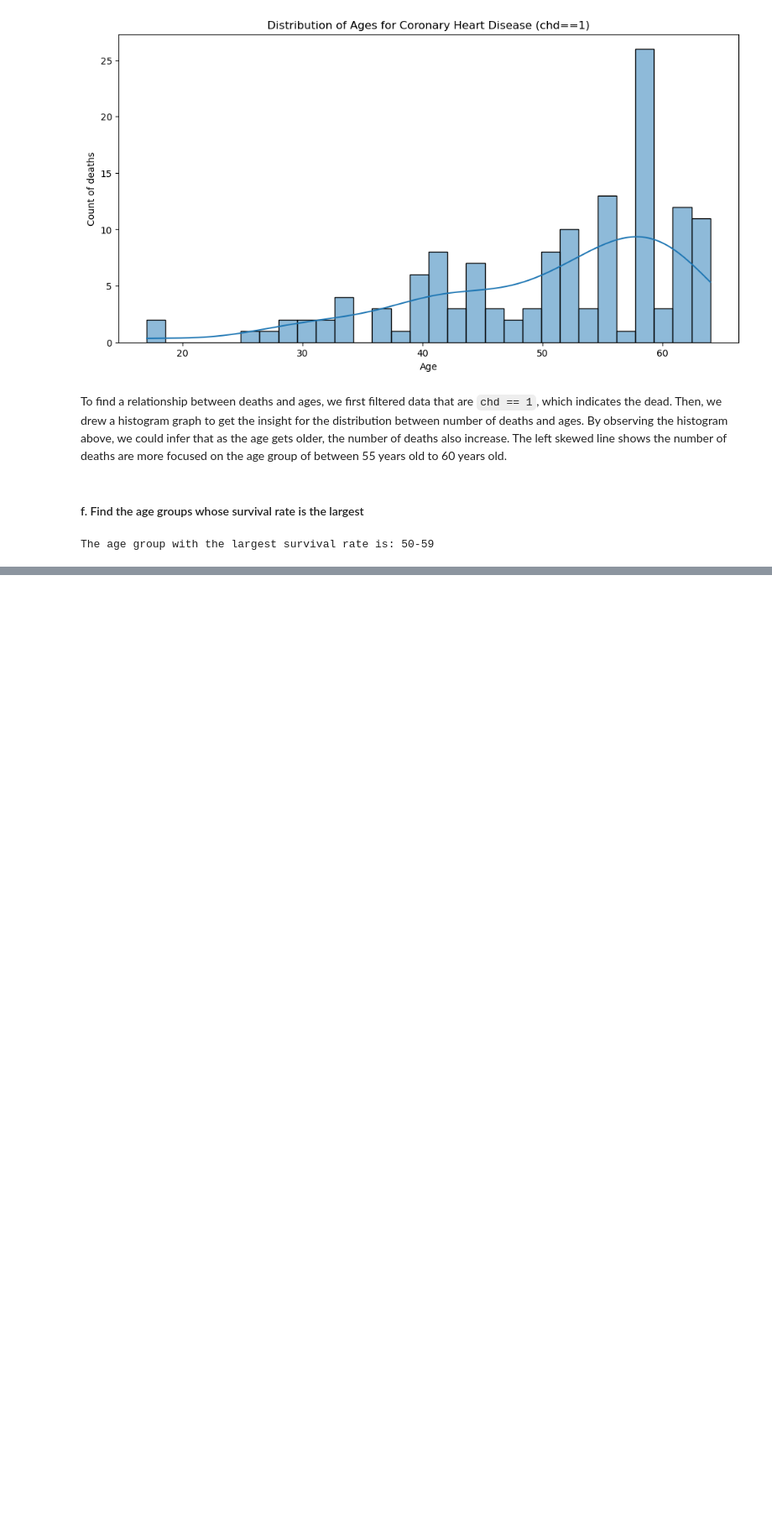
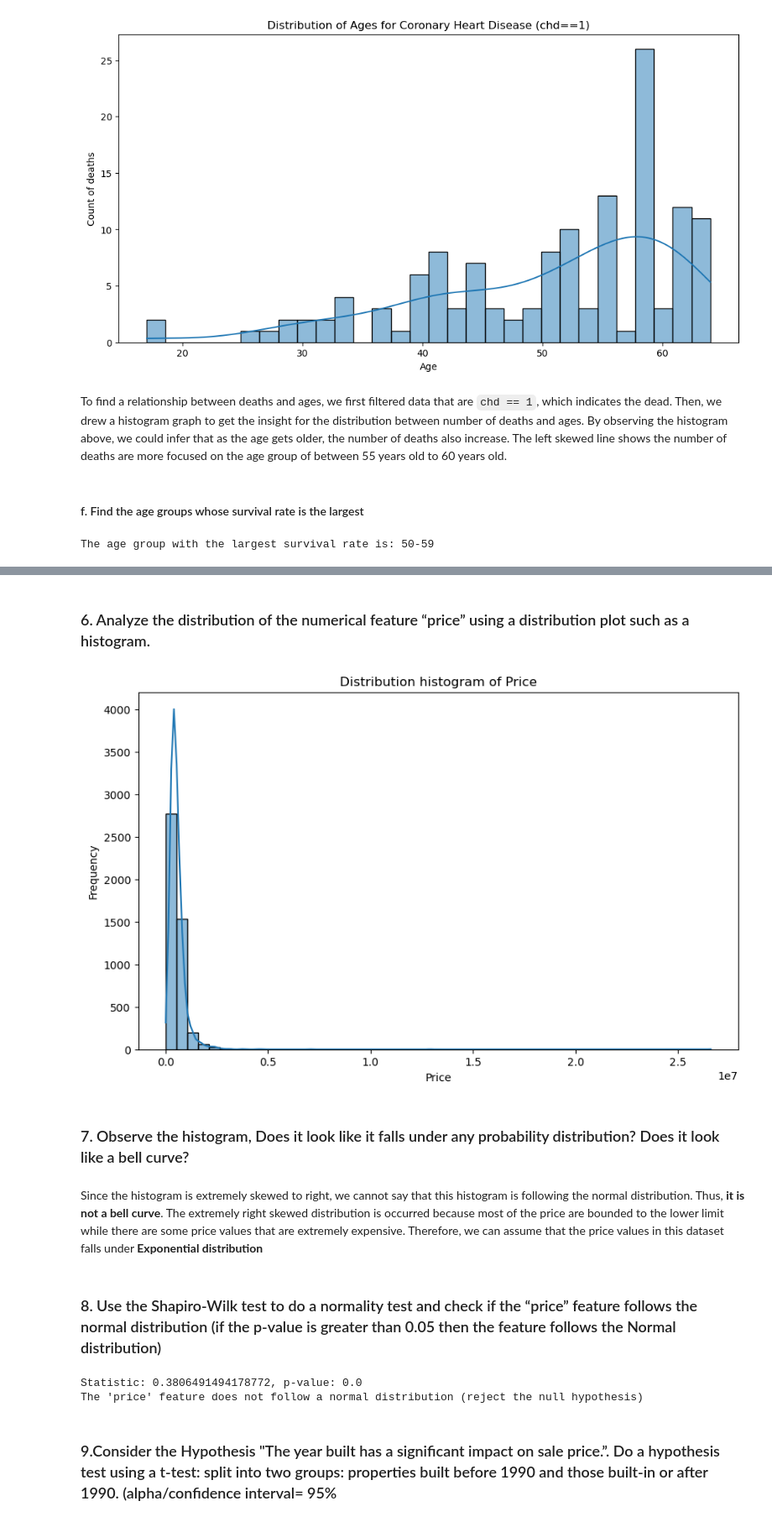
Before and after one commit to sgwlee96/SJSU, a Jupyter notebook: DATA220/Lab1/Lab1.ipynb, the cells around one changed output, grey strips where cells are left out. Shown at 84% size. Saved outputs shown, nothing was run; the diff lists cells and outputs as text; code cells hidden in the pictures; blank space fills up the shorter version.

```diff
--- a/DATA220/Lab1/Lab1.ipynb
+++ b/DATA220/Lab1/Lab1.ipynb
@@ -288,0 +294,2 @@ The age group with the largest survival rate is: 50-59
+# %%
+pricedf = pd.read_csv("Part2_dataset/Price.csv")
@@ -288,0 +395,38 @@ The age group with the largest survival rate is: 50-59
+# %% [markdown]
+### 6. Analyze the distribution of the numerical feature “price” using a distribution plot such as a histogram.
+# %%
+plt.figure(figsize=(10, 6))
+sns.histplot(pricedf['price'], bins=50, kde=True)
+plt.title('Distribution histogram of Price')
+plt.xlabel('Price')
+plt.ylabel('Frequency')
+plt.show()
+# %% [output]
+[figure, added]
+# %% [markdown]
+### 7. Observe the histogram, Does it look like it falls under any probability distribution? Does it look like a bell curve?
+# %% [markdown]
+Since the histogram is extremely skewed to right, we cannot say that this histogram is following the normal distribution. Thus, **it is not a bell curve**. The extremely right skewed distribution is occurred because most of the price are bounded to the lower limit while there are some price values that are extremely expensive. Therefore, we can assume that the price values in this dataset falls under **Exponential distribution**
+# %% [markdown]
+### 8. Use the Shapiro-Wilk test to do a normality test and check if the “price” feature follows  the normal distribution (if the p-value is greater than 0.05 then the feature follows the  Normal distribution)
+# %%
+# Filter the column
+price_data = pricedf['price']
+
+# Perform Shapiro test
+statistic, p_value = shapiro(price_data)
+alpha = 0.05
+
+# Print the results
+print(f'Statistic: {statistic}, p-value: {p_value}')
+
+# Interpret the results based on the p-value and alpha level
+if p_value > alpha:
+    print("The 'price' feature follows a normal distribution (fail to reject the null hypothesis)")
+else:
+    print("The 'price' feature does not follow a normal distribution (reject the null hypothesis)")
+# %% [output]
+Statistic: 0.3806491494178772, p-value: 0.0
+The 'price' feature does not follow a normal distribution (reject the null hypothesis)
+# %% [markdown]
+### 9.Consider the Hypothesis "The year built has a significant impact on sale price.”. Do a hypothesis test using a t-test: split into two groups: properties built before 1990 and those built-in or after 1990. (alpha/confidence interval= 95%
```
Also changed, not shown: parts of 25 cells of this notebook, 42 other files.
